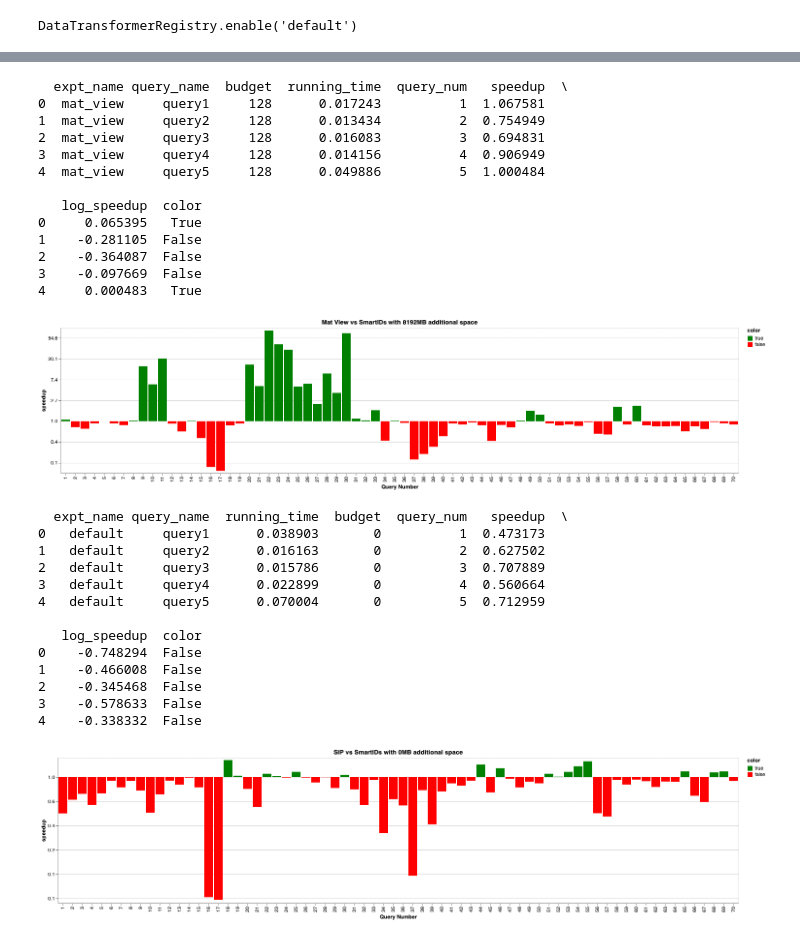
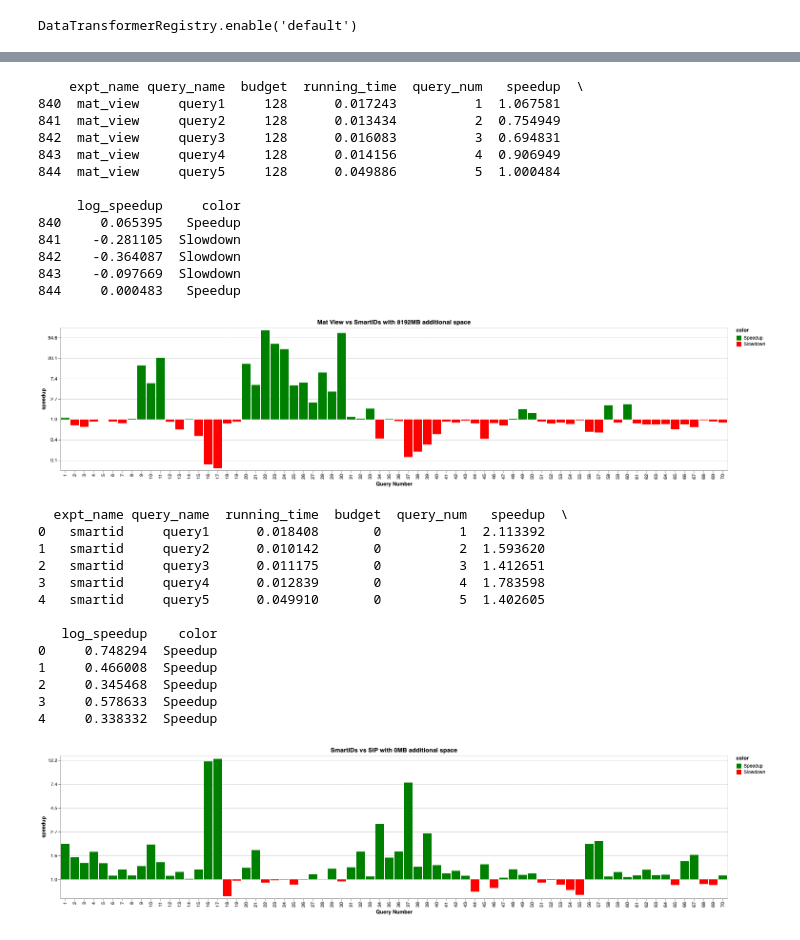
Before and after one commit to amlatyrngom/analytics_prototype, a Jupyter notebook: Untitled.ipynb, the cells around one changed output, grey strips where cells are left out. Saved outputs shown, nothing was run; the diff lists cells and outputs as text; code cells hidden in the pictures.

```diff
--- a/Untitled.ipynb
+++ b/Untitled.ipynb
@@ -14,10 +14,13 @@ DataTransformerRegistry.enable('default')
 all_budgets = set()
 
 def compute_speedup(df, default):
+    df = df.copy()
     df["query_num"] = [int(df.query_name[i][len("query"):]) for i in range(len(df))]
+    default = default[default.query_name != "query60"].reset_index()
+    df = df[df.query_num != 60].reset_index()
     df["speedup"] = default.running_time / df.running_time
     df["log_speedup"] = np.log(df.speedup)
-    df["color"] = df.log_speedup > 0
+    df["color"] = df.log_speedup.map(lambda x: "Speedup" if x >= 0 else "Slowdown")
     global all_budgets
     all_budgets = all_budgets.union(set(df.budget))
     return df
@@ -45,23 +48,23 @@ def complete_budgets(df, default):
 def read_default():
     filename = f"results/default_results.csv"
     df = pd.read_csv(filename, names=["expt_name", "query_name", "running_time"], index_col=False)
-    df["budget"] = [0 for i in range(len(default_df))]
-    compute_speedup(df, df)
+    df["budget"] = [0 for i in range(len(df))]
+    df = compute_speedup(df, df)
     return df
 
 def read_sip(default):
     filename = f"results/default_results_with_sip.csv"
     df = pd.read_csv(filename, names=["expt_name", "query_name", "running_time"], index_col=False)
-    df["budget"] = [0 for i in range(len(default_df))]
-    df["expt_name"] = ["sip" for i in range(len(default_df))]
-    compute_speedup(df, default)
+    df["budget"] = [0 for i in range(len(df))]
+    df["expt_name"] = ["sip" for i in range(len(df))]
+    df = compute_speedup(df, default)
     return df
 
 def read_simple_smartids(default):
     filename = f"results/simple_smartids_results.csv"
     df = pd.read_csv(filename, names=["expt_name", "query_name", "running_time"], index_col=False)
-    df["budget"] = [0 for i in range(len(default_df))]
-    compute_speedup(df, default)
+    df["budget"] = [0 for i in range(len(df))]
+    df = compute_speedup(df, default)
     return df
 
 def read_index(default):
@@ -69,7 +72,7 @@ def read_index(default):
     for budget in [2, 4, 6, 8, 10]:
         filename = f"results/index_results_{budget}.csv"
         df = pd.read_csv(filename, names=["expt_name", "query_name", "budget", "running_time"], index_col=False)
-        compute_speedup(df, default)
+        df = compute_speedup(df, default)
         all_dfs.append(df)
     return pd.concat(all_dfs).reset_index(drop=True)
 
@@ -79,7 +82,7 @@ def read_mat_view(default):
     for budget in [2, 4, 6, 8, 10, 16, 32, 48, 64, 80, 96, 112, 128]:
         filename = f"results/mat_view_results_{budget}.csv"
         df = pd.read_csv(filename, names=["expt_name", "query_name", "budget", "running_time"], index_col=False)
-        compute_speedup(df, default)
+        df = compute_speedup(df, default)
         all_dfs.append(df)
     return pd.concat(all_dfs).reset_index(drop=True)
 # %%
@@ -92,6 +95,7 @@ smartids = read_simple_smartids(default)
 
 sip = read_sip(default)
 sip_v_smartids = read_sip(smartids)
+smartids_v_sip = read_simple_smartids(sip)
 # print(sip.head())
 
 
@@ -104,6 +108,6 @@ mat_view_v_smartids = read_mat_view(smartids)
 # print(mat_view.tail())
 
 print(all_budgets)
-complete_budgets(index, default)
+index
 # %% [output]
 {0, 32, 2, 64, 4, 96, 6, 128, 8, 10, 16, 48, 80, 112}
@@ -127,7 +131,7 @@ def plot_speedup(name, df, budget):
     return alt.Chart(df).mark_bar().encode(
         x=alt.X("query_num:O", axis=alt.Axis(title="Query Number")),
         y=alt.Y("log_speedup:Q", axis=alt.Axis(labelExpr=expr.format(expr.exp(datum.value), ',.1f'), format=",.0f", title="speedup")),
-        color=alt.Color('color:N', scale=alt.Scale(domain=[True, False], range=["green", "red"]))
+        color=alt.Color('color:N', scale=alt.Scale(domain=["Speedup", "Slowdown"], range=["green", "red"]))
     ).properties(
         title={
             "text": f"{name} with {budget*64}MB additional space"
@@ -281,38 +285,38 @@ chart
 chart = plot_speedup("Mat View vs SmartIDs", mat_view_v_smartids, 128)
 chart
 # %% [output]
-  expt_name query_name  budget  running_time  query_num   speedup  \
-0  mat_view     query1     128      0.017243          1  1.067581
-1  mat_view     query2     128      0.013434          2  0.754949
-2  mat_view     query3     128      0.016083          3  0.694831
-3  mat_view     query4     128      0.014156          4  0.906949
-4  mat_view     query5     128      0.049886          5  1.000484
+    expt_name query_name  budget  running_time  query_num   speedup  \
+840  mat_view     query1     128      0.017243          1  1.067581
+841  mat_view     query2     128      0.013434          2  0.754949
+842  mat_view     query3     128      0.016083          3  0.694831
+843  mat_view     query4     128      0.014156          4  0.906949
+844  mat_view     query5     128      0.049886          5  1.000484
 
-   log_speedup  color
-0     0.065395   True
-1    -0.281105  False
-2    -0.364087  False
-3    -0.097669  False
-4     0.000483   True
+     log_speedup     color
+840     0.065395   Speedup
+841    -0.281105  Slowdown
+842    -0.364087  Slowdown
+843    -0.097669  Slowdown
+844     0.000483   Speedup
-[figure, old version]
+[figure, new version]
 # %%
-chart = plot_speedup("SIP vs SmartIDs", sip_v_smartids, 0)
+chart = plot_speedup("SmartIDs vs SIP", smartids_v_sip, 0)
 chart
 # %% [output]
   expt_name query_name  running_time  budget  query_num   speedup  \
-0   default     query1      0.038903       0          1  0.473173
-1   default     query2      0.016163       0          2  0.627502
-2   default     query3      0.015786       0          3  0.707889
-3   default     query4      0.022899       0          4  0.560664
-4   default     query5      0.070004       0          5  0.712959
+0   smartid     query1      0.018408       0          1  2.113392
+1   smartid     query2      0.010142       0          2  1.593620
+2   smartid     query3      0.011175       0          3  1.412651
+3   smartid     query4      0.012839       0          4  1.783598
+4   smartid     query5      0.049910       0          5  1.402605
 
-   log_speedup  color
-0    -0.748294  False
-1    -0.466008  False
-2    -0.345468  False
-3    -0.578633  False
-4    -0.338332  False
+   log_speedup    color
+0     0.748294  Speedup
+1     0.466008  Speedup
+2     0.345468  Speedup
+3     0.578633  Speedup
+4     0.338332  Speedup
-[figure, old version]
+[figure, new version]
 # %%
 # 50th Percentile
 def q25(x):
```
Also changed, not shown: parts of 13 cells of this notebook, 33 other files.
